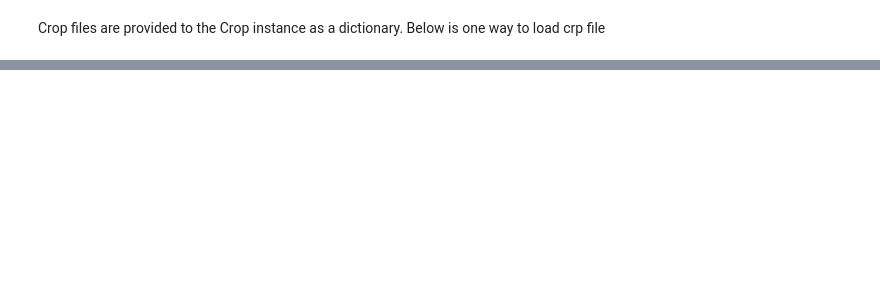
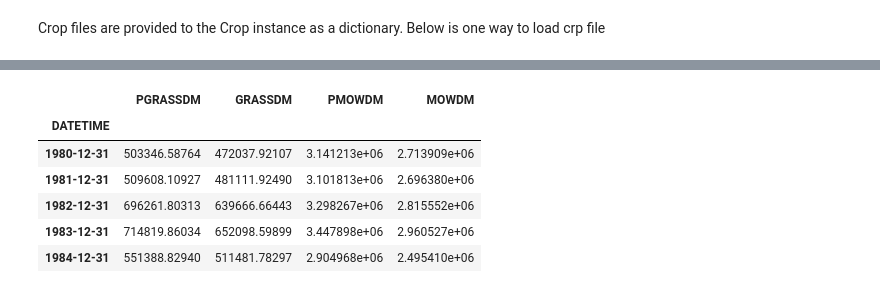
Before and after one commit to zawadzkim/pySWAP, a Jupyter notebook: docs/tutorials/004-loading-classic-swap.ipynb, the cells around one changed output, grey strips where cells are left out. Cells and saved outputs as stored; diff of their text form; code cells hidden in the pictures; blank space fills up the shorter version.

```diff
--- a/docs/tutorials/004-loading-classic-swap.ipynb
+++ b/docs/tutorials/004-loading-classic-swap.ipynb
@@ -25,6 +43,4 @@ print(ml.swp)
 # %%
 ml.bottomboundary = load_bbc(testcase.get_path("grassgrowth", "bbc"), ml.bottomboundary)
-# %%
-ml.bottomboundary.swbbcfile = 1
 # %%
 print(ml.swp)
@@ -44,5 +96,3 @@ ml.lateraldrainage.drafile = load_dra(testcase.get_path("grassgrowth", "dra"))
 ml.meteorology.metfile = psp.components.meteorology.metfile_from_csv(
     "260.met", testcase.get_path("grassgrowth", "met")
 )
-# %%
-ml.generalsettings.extensions = ml.generalsettings.extensions + ["blc"]
@@ -51,4 +119,12 @@ ml.generalsettings.extensions
 # %%
 result = ml.run(silence_warnings=True)
 # %%
-result.blc_summary
+result.yearly_summary
+# %% [output]
+|  | PGRASSDM | GRASSDM | PMOWDM | MOWDM |
+| DATETIME |  |  |  |  |
+| 1980-12-31 | 503346.58764 | 472037.92107 | 3.141213e+06 | 2.713909e+06 |
+| 1981-12-31 | 509608.10927 | 481111.92490 | 3.101813e+06 | 2.696380e+06 |
+| 1982-12-31 | 696261.80313 | 639666.66443 | 3.298267e+06 | 2.815552e+06 |
+| 1983-12-31 | 714819.86034 | 652098.59899 | 3.447898e+06 | 2.960527e+06 |
+| 1984-12-31 | 551388.82940 | 511481.78297 | 2.904968e+06 | 2.495410e+06 |
```
Also changed, not shown: parts of 5 cells of this notebook, 24 other files.
